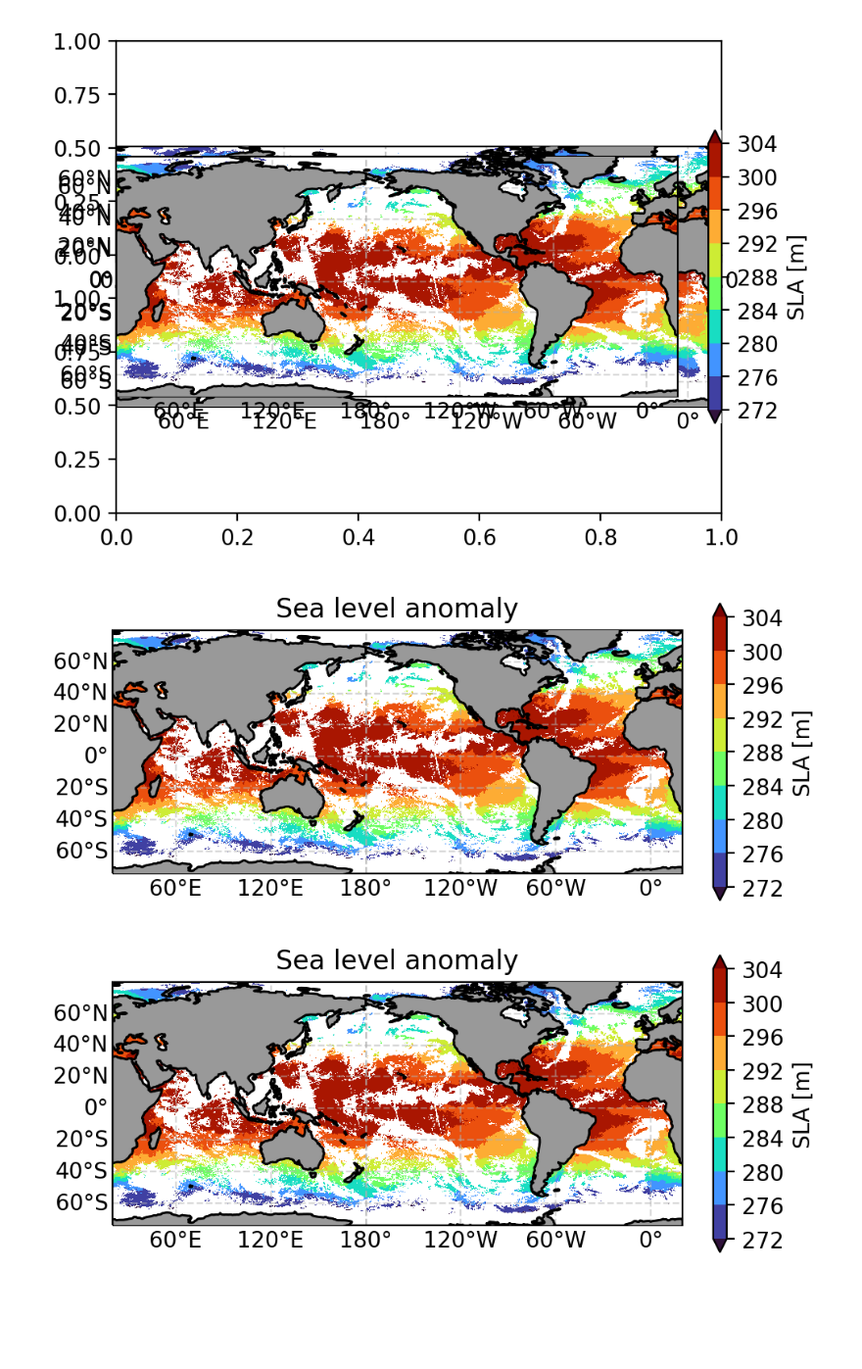
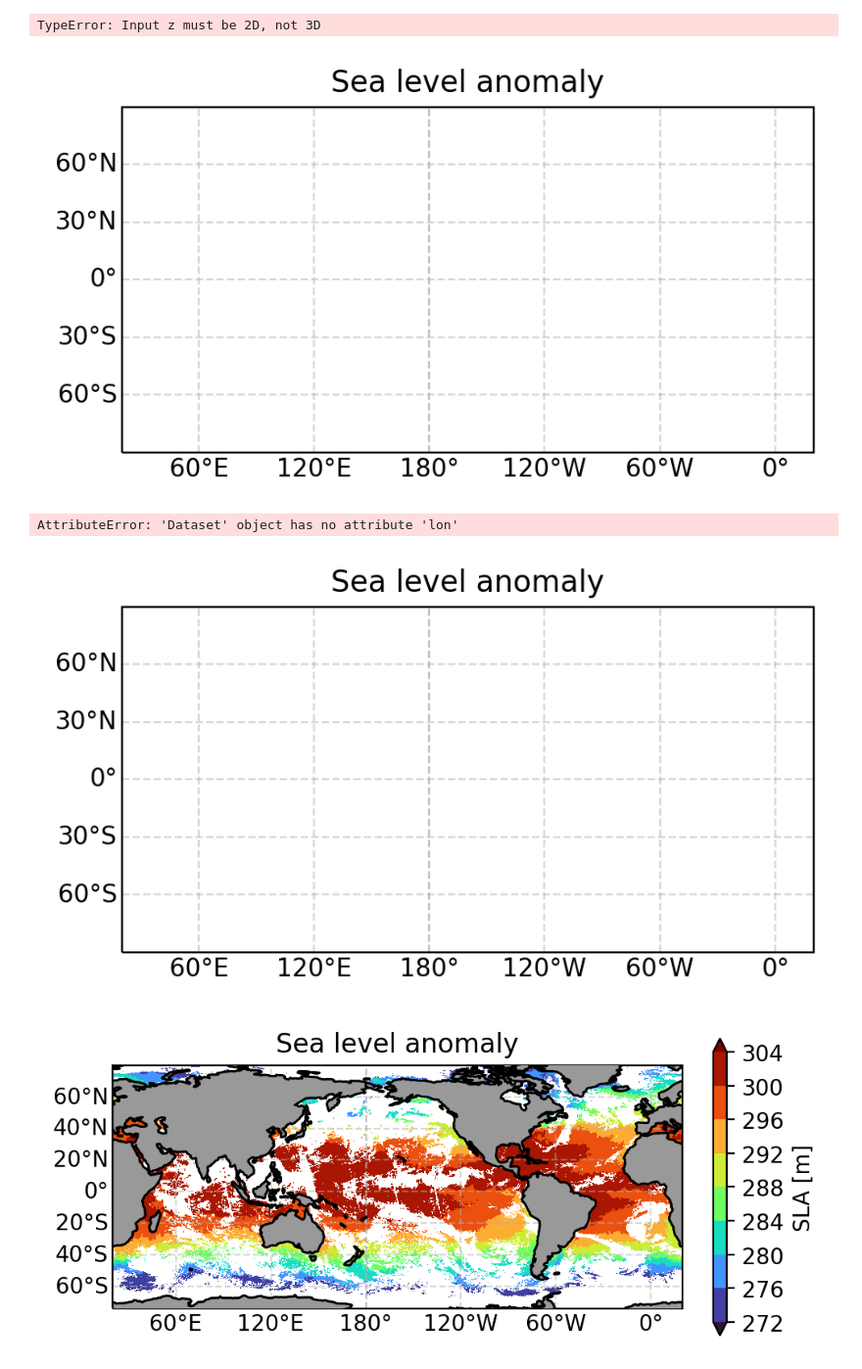
Before and after one commit to jtomfarrar/satellite_python_2022, a Jupyter notebook: notebooks/Multi-files.ipynb, the cells around one changed output. Shown at 98% size. Saved outputs shown, nothing was run; the diff lists cells and outputs as text; code cells hidden in the pictures; blank space fills up the shorter version.

```diff
--- a/notebooks/Multi-files.ipynb
+++ b/notebooks/Multi-files.ipynb
@@ -58,7 +46,15 @@ savefig = 1
 #file = '/Users/lfp/Documents/GitHub/satellite_python_2022V2/Data/dt_global_allsat_phy_l4_20190909_20210726.nc'
 #file = '../Data/dt_global_allsat_phy_l4_20190909_20210726.nc'
 
-directory = '../Data/SLA/*.nc'
+directory = '../Data/*.nc'
+
+#file = '../Data/SLA/20190701-IFR-L3C_GHRSST-SSTsubskin-ODYSSEA-GLOB_010_adjusted-v2.0-fv1.0.nc'
+
+#file = '../Data/dataset-duacs-nrt(7:10:219).nc'
+
+#file = '../Data/dt_global_allsat_phy_l4_20190909_20210726.nc'
+
+#file = '../Data/Data/SLA/20210706-IFR-L3C_GHRSST-SSTsubskin-ODYSSEA-GLOB_010_adjusted-v2.0-fv1.0.nc'
 
 #file = '../Data//20190708-IFR-L3C_GHRSST-SSTsubskin-ODYSSEA-GLOB_010_adjusted-v2.0-fv1.0.nc'
 # %%
@@ -100,55 +84,47 @@ Attributes:
 # %%
-timeindex = 0
-timeindex = 1
-sst = ds.sea_surface_temperature
+#timeindex = 0
+#timeindex = 1
+sla = ds.sla
 # %%
-fig, ax = plt.subplots(2)
-fig.tight_layout(pad=100.0) # space between the graphs
-ax[0] = plt.axes(projection = ccrs.PlateCarree(central_longitude=200))  # Orthographic
-#ax[0] = plt.set_title('Sea level anomaly')
-ax[1] = plt.axes(projection = ccrs.PlateCarree(central_longitude=200))  # Orthographic
-#ax[1] = plt.set_title('Sea level anomaly')
+fig = plt.figure()
+ax = plt.axes(projection = ccrs.PlateCarree(central_longitude=200))  # Orthographic
+ax.set_title('Sea level anomaly')
 #set the size of the axis
 #extent = [xmin, xmax, ymin, ymax]
 #[xmin, xmax, ymin, ymax] = [-15,15,-15,9]
 #ax.set_xlim(xmin, xmax)
 #ax.set_ylim(ymin, ymax)
 
 #ax.set_title('Sea level anomaly (DUACS)')
 
 #plt.set_cmap(cmap=plt.get_cmap('nipy_spectral'))
 plt.set_cmap(cmap=plt.get_cmap('turbo'))
-gl0 = ax[0].gridlines(draw_labels=True, dms=True, x_inline=False, y_inline=False, alpha=0.5, linestyle='--')
-gl1 = ax[1].gridlines(draw_labels=True, dms=True, x_inline=False, y_inline=False, alpha=0.5, linestyle='--')
-gl0.top_labels = False
-gl0.ylabels_right = False
-gl1.top_labels = False
-gl1.ylabels_right = False
+gl = ax.gridlines(draw_labels=True, dms=True, x_inline=False, y_inline=False, alpha=0.5, linestyle='--')
+gl.top_labels = False
+gl.ylabels_right = False
 #gl.xlocator = matplotlib.ticker.MaxNLocator(10)
 #gl.xlocator = matplotlib.ticker.AutoLocator
 # gl.xlocator = matplotlib.ticker.FixedLocator(np.arange(0, 360 ,30))
 
 levels = 10
-cs = ax[0].contourf(ds.lon,ds.lat,np.squeeze(sst[0,:,:]), levels, extend='both', transform=ccrs.PlateCarree())
-cs = ax[1].contourf(ds.lon,ds.lat,np.squeeze(sst[1,:,:]), levels, extend='both', transform=ccrs.PlateCarree())
+cs = ax.contourf(ds.longitude,ds.latitude,np.squeeze(sla), levels, extend='both', transform=ccrs.PlateCarree())
 # cs = ax.pcolormesh(ds.longitude,ds.latitude,np.squeeze(ds.sla), vmin=levels[0], vmax=levels[-1], transform=ccrs.PlateCarree())
 # cb = plt.colorbar(cs,ax=ax,shrink=.8,pad=.05)
 cb = plt.colorbar(cs,fraction = 0.022, extend='both')
 cb.set_label('SLA [m]',fontsize = 10)
-ax[0].coastlines()
-ax[0].add_feature(cartopy.feature.LAND, zorder=3, facecolor=[.6,.6,.6], edgecolor='black')
-ax[1].coastlines()
-ax[1].add_feature(cartopy.feature.LAND, zorder=3, facecolor=[.6,.6,.6], edgecolor='black')
+ax.coastlines()
+ax.add_feature(cartopy.feature.LAND, zorder=3, facecolor=[.6,.6,.6], edgecolor='black')
 
 #plot_ops_area(ax,transform=ccrs.PlateCarree(),color='w')
 
 
 if savefig:
     plt.savefig(__figdir__+'_SLA'+plotfiletype,**savefig_args)
 
 # Add a 10 km scale bar
 # %% [output]
+TypeError: Input z must be 2D, not 3D
-[figure, old version]
+[figure, new version]
 # %%
 fig = plt.figure()
 ax = plt.axes(projection = ccrs.PlateCarree(central_longitude=200))  # Orthographic
@@ -171,7 +147,7 @@ gl.ylabels_right = False
 # gl.xlocator = matplotlib.ticker.FixedLocator(np.arange(0, 360 ,30))
 
 levels = 10
-cs = ax.contourf(ds.lon,ds.lat,np.squeeze(sst[timeindex,:,:]), levels, extend='both', transform=ccrs.PlateCarree())
+cs = ax.contourf(ds.lon,ds.lat,np.squeeze(sst), levels, extend='both', transform=ccrs.PlateCarree())
 # cs = ax.pcolormesh(ds.longitude,ds.latitude,np.squeeze(ds.sla), vmin=levels[0], vmax=levels[-1], transform=ccrs.PlateCarree())
 # cb = plt.colorbar(cs,ax=ax,shrink=.8,pad=.05)
 cb = plt.colorbar(cs,fraction = 0.022, extend='both')
@@ -187,5 +163,6 @@ if savefig:
 
 # Add a 10 km scale bar
 # %% [output]
+AttributeError: 'Dataset' object has no attribute 'lon'
-[figure, old version]
+[figure, new version]
 # %%
```
Also changed, not shown: parts of 5 cells of this notebook, 9 other files.
